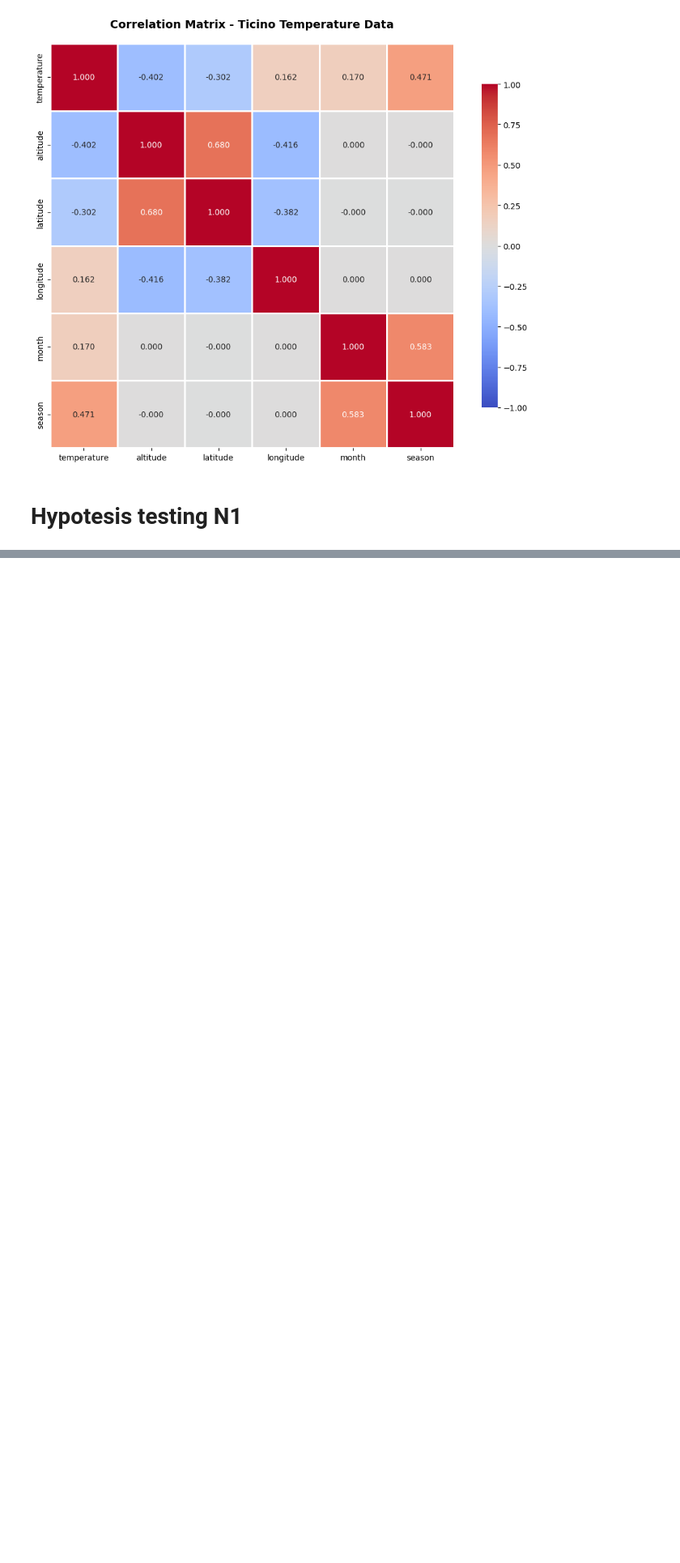
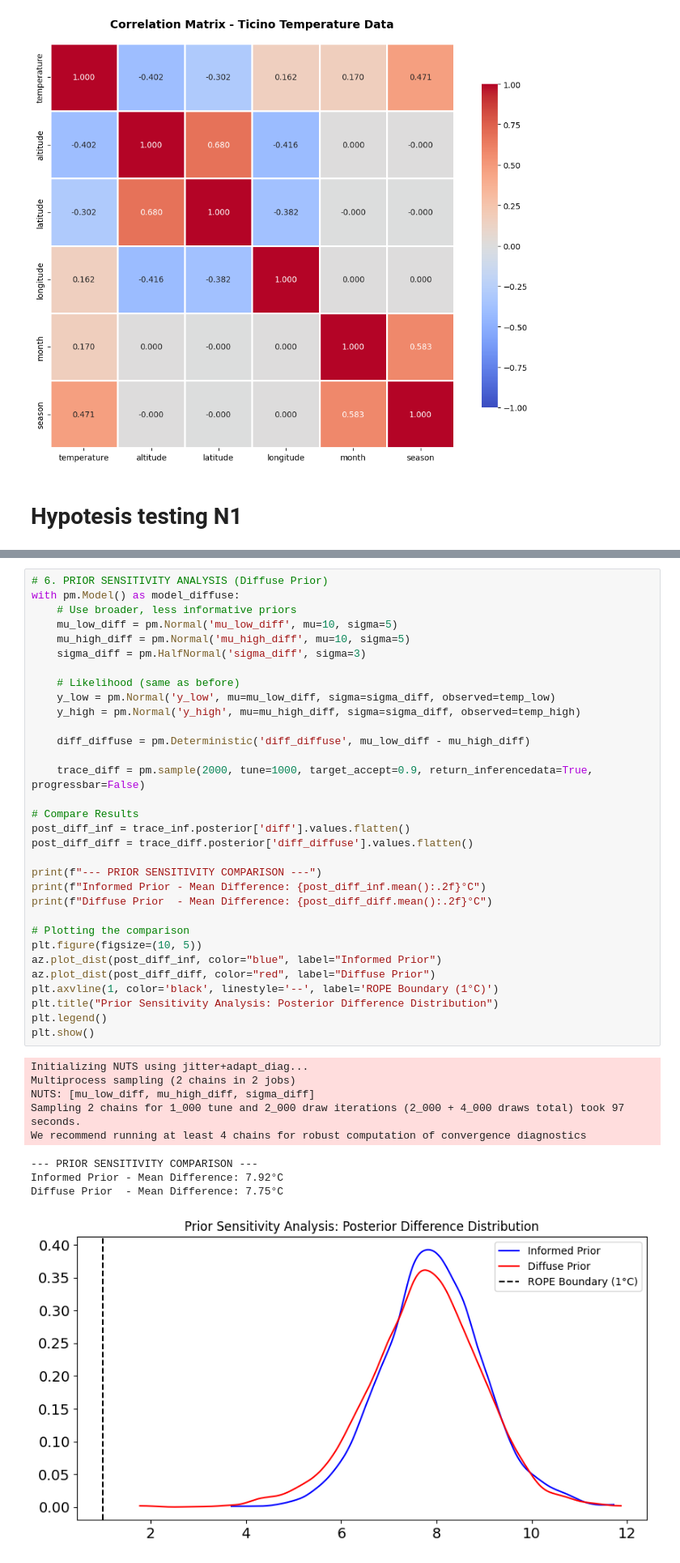
Before and after one commit to ManuCa93/bayesian_final_project, a Jupyter notebook: project.ipynb, the cells around one changed output, grey strips where cells are left out. Shown at 81% size. Cells and saved outputs as stored; diff of their text form; blank space fills up the shorter version.

```diff
--- a/project.ipynb
+++ b/project.ipynb
@@ -854,0 +704,42 @@ Visualization will include:
+# %%
+# 6. PRIOR SENSITIVITY ANALYSIS (Diffuse Prior)
+with pm.Model() as model_diffuse:
+    # Use broader, less informative priors
+    mu_low_diff = pm.Normal('mu_low_diff', mu=10, sigma=5)
+    mu_high_diff = pm.Normal('mu_high_diff', mu=10, sigma=5)
+    sigma_diff = pm.HalfNormal('sigma_diff', sigma=3)
+
+    # Likelihood (same as before)
+    y_low = pm.Normal('y_low', mu=mu_low_diff, sigma=sigma_diff, observed=temp_low)
+    y_high = pm.Normal('y_high', mu=mu_high_diff, sigma=sigma_diff, observed=temp_high)
+
+    diff_diffuse = pm.Deterministic('diff_diffuse', mu_low_diff - mu_high_diff)
+
+    trace_diff = pm.sample(2000, tune=1000, target_accept=0.9, return_inferencedata=True, progressbar=False)
+
+# Compare Results
+post_diff_inf = trace_inf.posterior['diff'].values.flatten()
+post_diff_diff = trace_diff.posterior['diff_diffuse'].values.flatten()
+
+print(f"--- PRIOR SENSITIVITY COMPARISON ---")
+print(f"Informed Prior - Mean Difference: {post_diff_inf.mean():.2f}°C")
+print(f"Diffuse Prior  - Mean Difference: {post_diff_diff.mean():.2f}°C")
+
+# Plotting the comparison
+plt.figure(figsize=(10, 5))
+az.plot_dist(post_diff_inf, color="blue", label="Informed Prior")
+az.plot_dist(post_diff_diff, color="red", label="Diffuse Prior")
+plt.axvline(1, color='black', linestyle='--', label='ROPE Boundary (1°C)')
+plt.title("Prior Sensitivity Analysis: Posterior Difference Distribution")
+plt.legend()
+plt.show()
+# %% [output]
+Initializing NUTS using jitter+adapt_diag...
+Multiprocess sampling (2 chains in 2 jobs)
+NUTS: [mu_low_diff, mu_high_diff, sigma_diff]
+Sampling 2 chains for 1_000 tune and 2_000 draw iterations (2_000 + 4_000 draws total) took 97 seconds.
+We recommend running at least 4 chains for robust computation of convergence diagnostics
+--- PRIOR SENSITIVITY COMPARISON ---
+Informed Prior - Mean Difference: 7.92°C
+Diffuse Prior  - Mean Difference: 7.75°C
+[figure, added]
```
Also changed, not shown: parts of 7 cells of this notebook, 1 other file.
